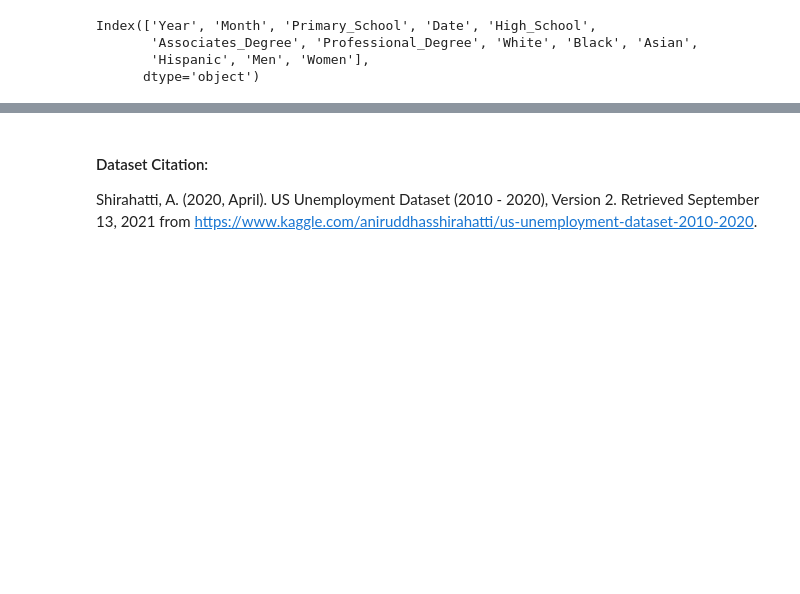
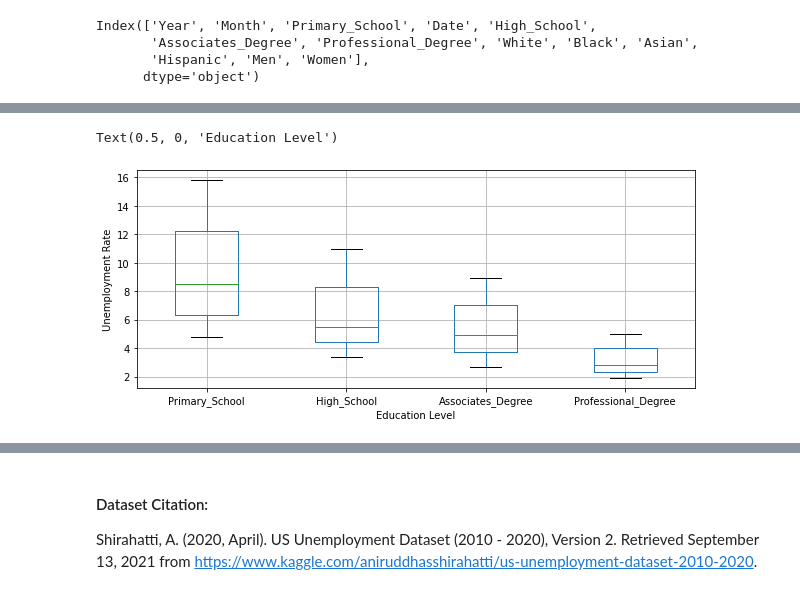
Before and after one commit to ibrahimabubaker/Job_Market_Analysis, a Jupyter notebook: index.ipynb, the cells around one changed output, grey strips where cells are left out. Drawn from its saved outputs; the diff is of its cells as text; code cells hidden in the pictures; blank space fills up the shorter version.

```diff
--- a/index.ipynb
+++ b/index.ipynb
@@ -63,0 +66,7 @@ plt.legend(loc='upper right')
+# %%
+boxplot = df.boxplot(column = ['Primary_School', 'High_School', 'Associates_Degree', 'Professional_Degree'], figsize=(10,4))
+boxplot.set_ylabel('Unemployment Rate')
+boxplot.set_xlabel('Education Level')
+# %% [output]
+Text(0.5, 0, 'Education Level')
+[figure, added]
```
Also changed, not shown: parts of 10 cells of this notebook.
